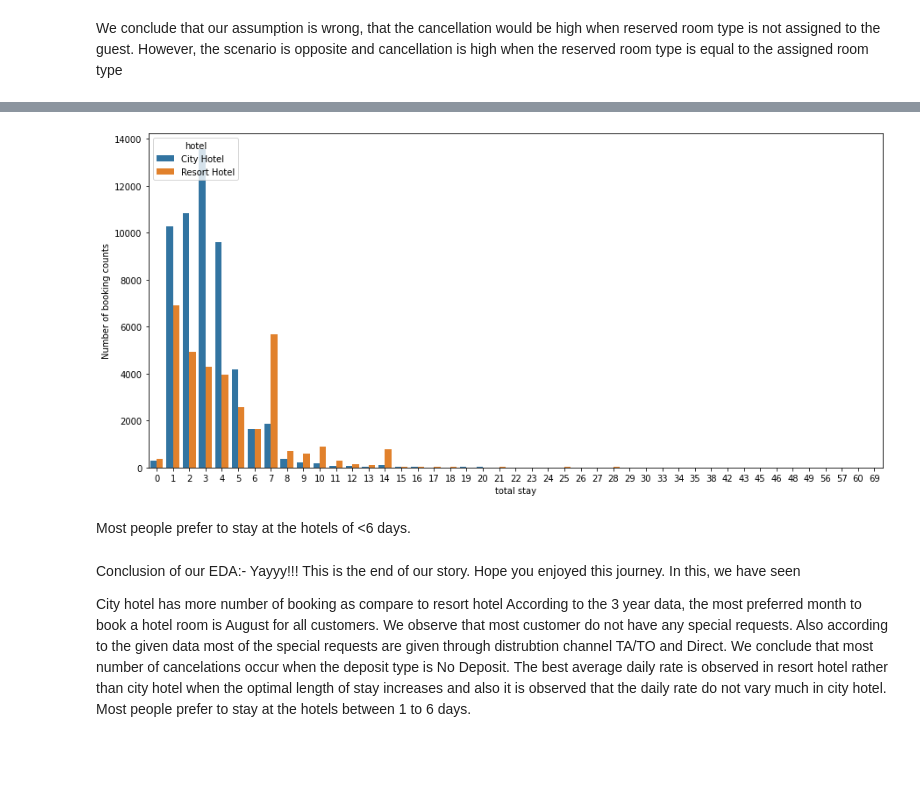
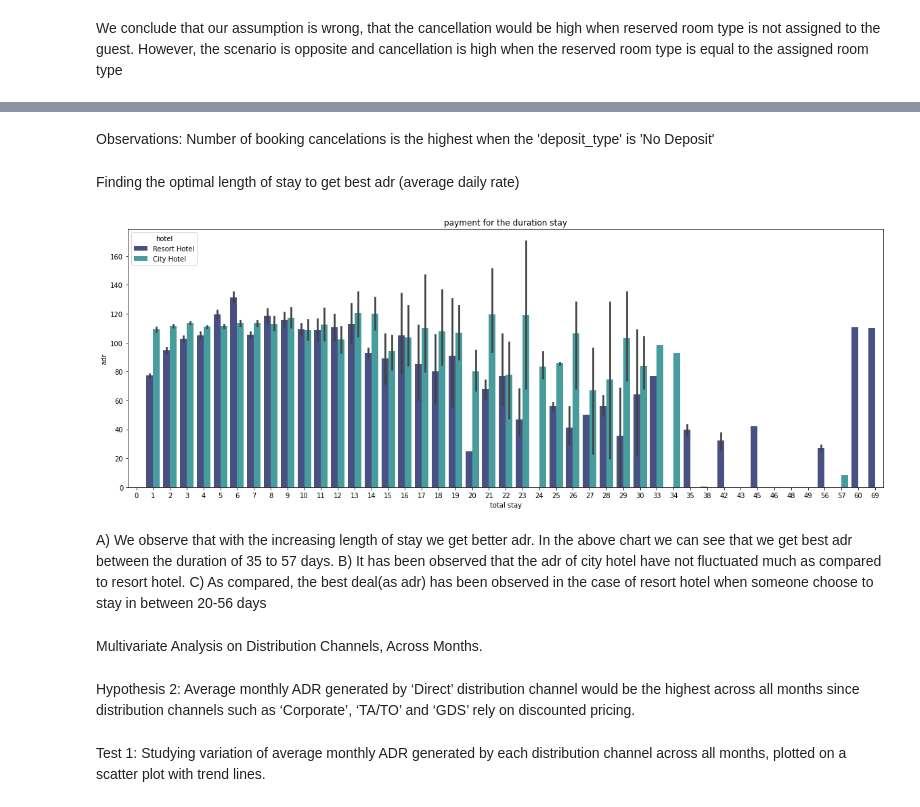
Before and after one commit to shahushubham07/Hotel_Booking_Analysis_EDA, a Jupyter notebook: Hotel_Booking_Analysis_Capstone_Project.ipynb, the cells around one changed output, grey strips where cells are left out. Drawn from its saved outputs; the diff is of its cells as text; code cells hidden in the pictures; blank space fills up the shorter version.

```diff
--- a/Hotel_Booking_Analysis_Capstone_Project.ipynb
+++ b/Hotel_Booking_Analysis_Capstone_Project.ipynb
@@ -616,23 +569,23 @@ plt.show()
-# %%
-# We used groupby function to display the no of days stayed and no of bookings in both the hotels
-sum_stays = df1["stays_in_weekend_nights"] + df1["stays_in_week_nights"]
-df1["total stay"] = sum_stays
-stay = df1.groupby(['total stay', 'hotel']).agg('count').reset_index()
-stay = stay.rename(columns={'is_canceled':'Number of booking counts'})
-plt.figure(figsize = (15,7))
-sns.barplot(x = 'total stay', y = 'Number of booking counts',data= stay,hue='hotel')
-plt.show()
-# %% [output]
-[figure, removed]
-# %% [markdown]
-Most people prefer to stay at the hotels of <6 days.
-# %% [markdown]
-Conclusion of our EDA:-
-Yayyy!!! This is the end of our story. Hope you enjoyed this journey. In this, we have seen
-
-City hotel has more number of booking as compare to resort hotel
-According to the 3 year data, the most preferred month to book a hotel room is August for all customers.
-We observe that most customer do not have any special requests. Also according to the given data most of the special requests are given through distrubtion channel TA/TO and Direct.
-We conclude that most number of cancelations occur when the deposit type is No Deposit.
-The best average daily rate is observed in resort hotel rather than city hotel when the optimal length of stay increases and also it is observed that the daily rate do not vary much in city hotel.
-Most people prefer to stay at the hotels between 1 to 6 days.
+# %% [markdown]
+Observations: Number of booking cancelations is the highest when the 'deposit_type' is 'No Deposit'
+# %% [markdown]
+
+Finding the optimal length of stay to get best adr (average daily rate)
+# %%
+# We created a bar chart between the column 'total stay' that we had created earlier and the 'adr' column
+plt.figure(figsize=((20,7)))
+sns.barplot(x='total stay', y='adr',hue='hotel', data=df1, palette='mako')
+plt.title('payment for the duration stay')
+plt.xlabel('total stay')
+plt.ylabel('adr')
+plt.show()
+# %% [output]
+[figure, added]
+# %% [markdown]
+A) We observe that with the increasing length of stay we get better adr. In the above chart we can see that we get best adr between the duration of 35 to 57 days.
+B) It has been observed that the adr of city hotel have not fluctuated much as compared to resort hotel.
+C) As compared, the best deal(as adr) has been observed in the case of resort hotel when someone choose to stay in between 20-56 days
+# %% [markdown]
+Multivariate Analysis on Distribution Channels, Across Months.
+# %% [markdown]
+Hypothesis 2: Average monthly ADR generated by ‘Direct’ distribution channel would be the highest across all months since distribution channels such as ‘Corporate’, ‘TA/TO’ and ‘GDS’ rely on discounted pricing.
@@ -638,0 +597,2 @@ Most people prefer to stay at the hotels between 1 to 6 days.
+# %% [markdown]
+Test 1: Studying variation of average monthly ADR generated by each distribution channel across all months, plotted on a scatter plot with trend lines.
```
Also changed, not shown: parts of 46 cells of this notebook.
